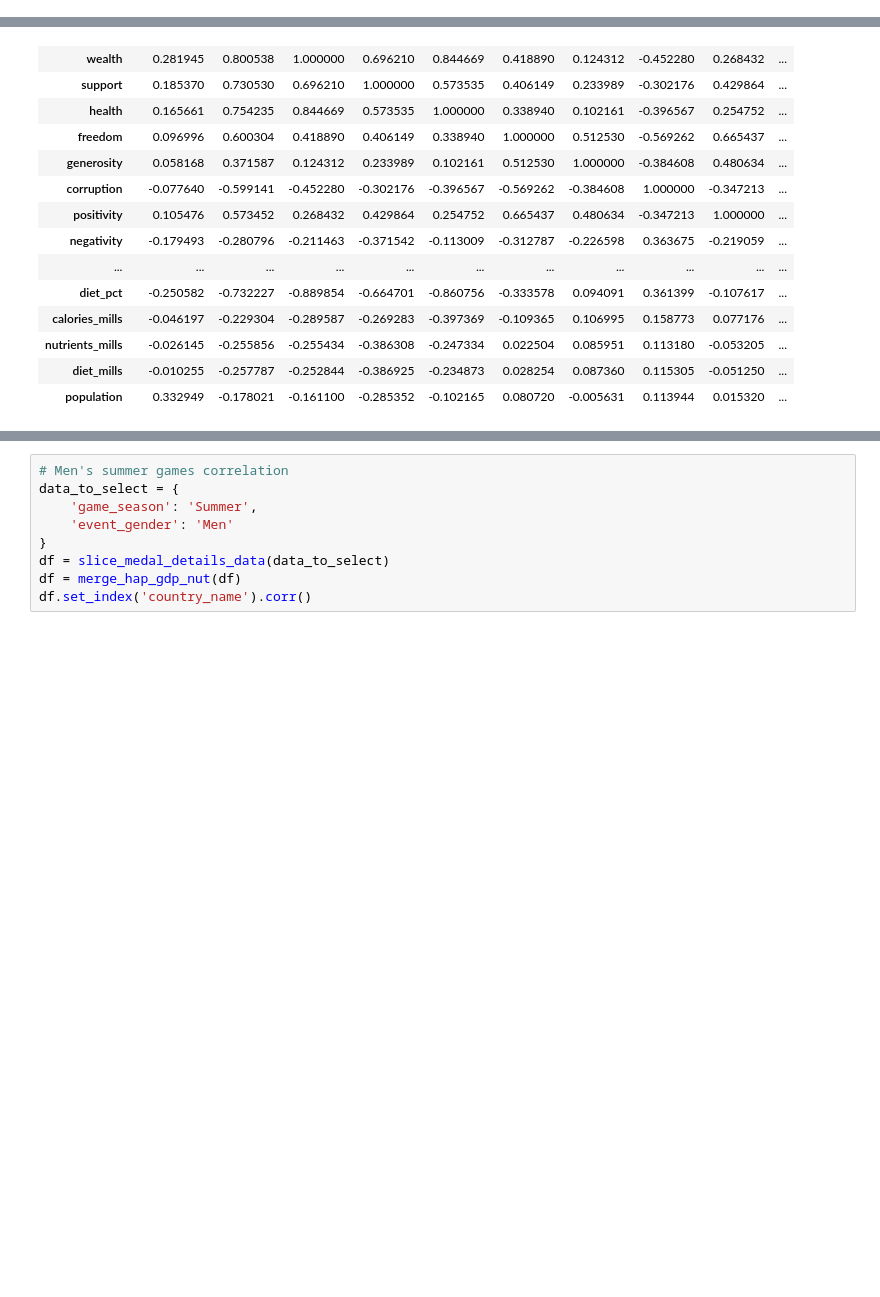
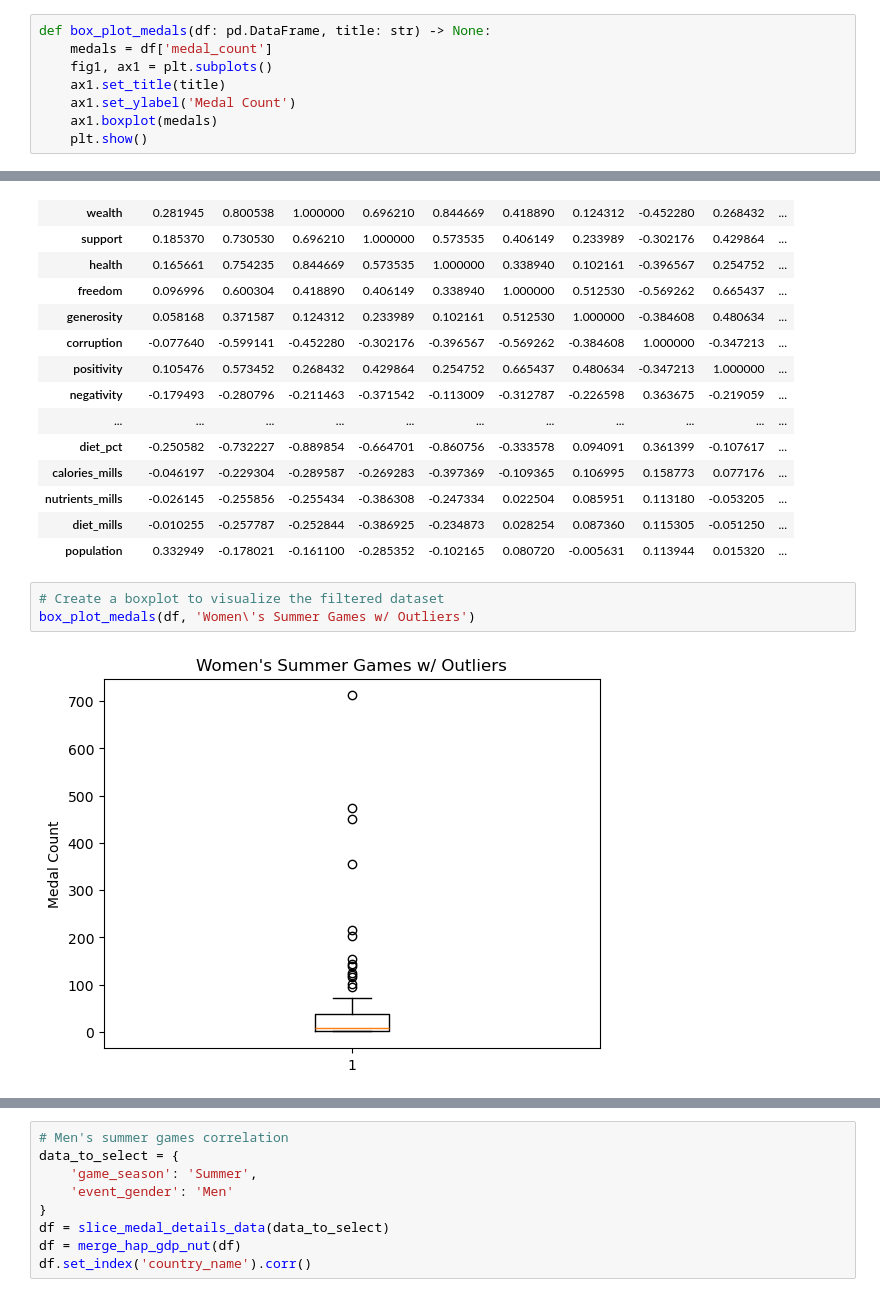
Before and after one commit to JimGile/group3-project1, a Jupyter notebook: src/jg_medal_detail_correlations.ipynb, the cells around one changed output, grey strips where cells are left out. Drawn from its saved outputs; the diff is of its cells as text; blank space fills up the shorter version.

```diff
--- a/src/jg_medal_detail_correlations.ipynb
+++ b/src/jg_medal_detail_correlations.ipynb
@@ -43,3 +79,11 @@ def slice_medal_details_data(data_to_select: dict[str, str]) -> pd.DataFrame:
+# %%
+def box_plot_medals(df: pd.DataFrame, title: str) -> None:
+    medals = df['medal_count']
+    fig1, ax1 = plt.subplots()
+    ax1.set_title(title)
+    ax1.set_ylabel('Medal Count')
+    ax1.boxplot(medals)
+    plt.show()
 # %%
 # Women's summer games correlation
 data_to_select = {
@@ -67,3 +111,8 @@ df.set_index('country_name').corr()
 | nutrients_mills | -0.026145 | -0.255856 | -0.255434 | -0.386308 | -0.247334 | 0.022504 | 0.085951 | 0.113180 | -0.053205 | ... |
 | diet_mills | -0.010255 | -0.257787 | -0.252844 | -0.386925 | -0.234873 | 0.028254 | 0.087360 | 0.115305 | -0.051250 | ... |
 | population | 0.332949 | -0.178021 | -0.161100 | -0.285352 | -0.102165 | 0.080720 | -0.005631 | 0.113944 | 0.015320 | ... |
+# %%
+# Create a boxplot to visualize the filtered dataset
+box_plot_medals(df, 'Women\'s Summer Games w/ Outliers')
+# %% [output]
+[figure, added]
```
Also changed, not shown: parts of 5 cells of this notebook, 2 other files.
